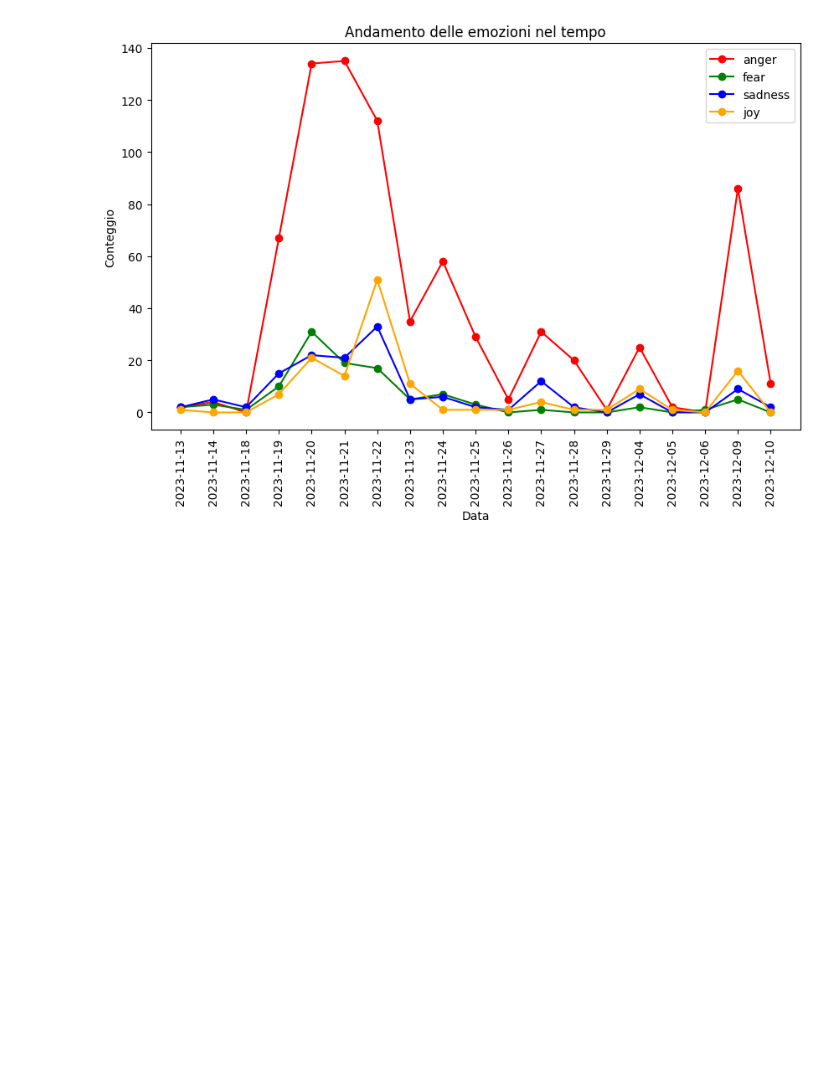
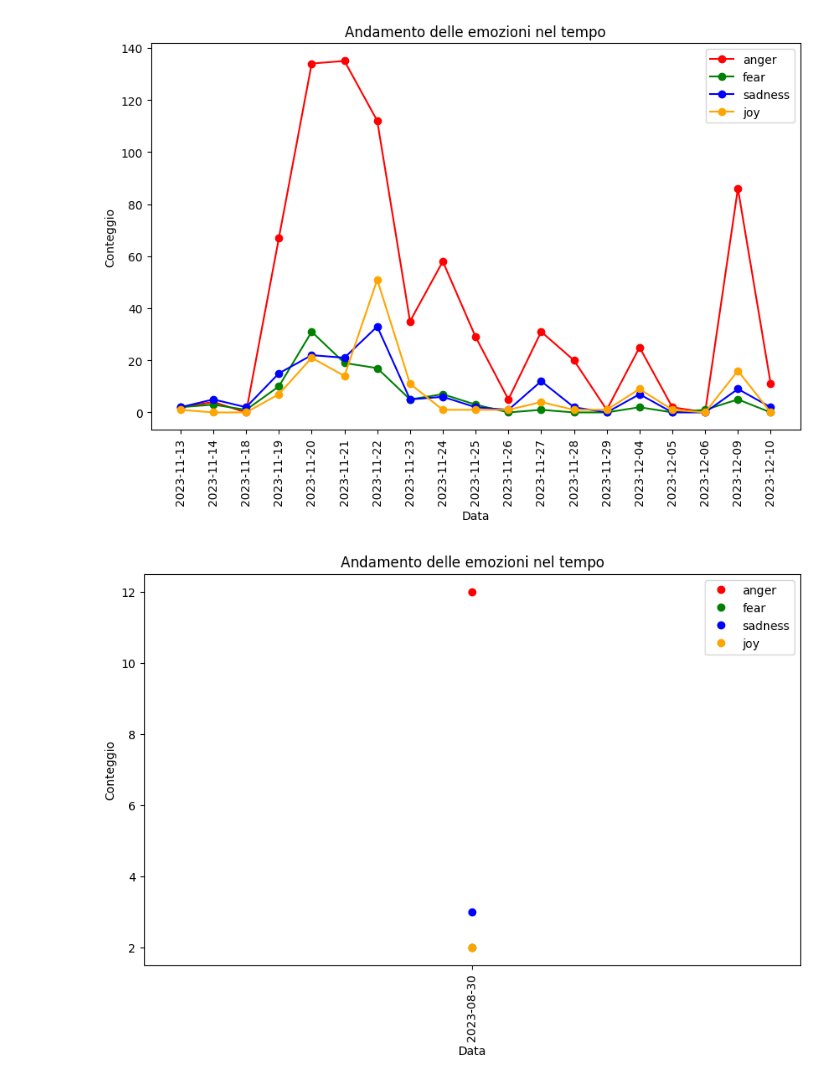
Before and after one commit to DarioDeMaio/Sentiment_Analysis_Reddit, a Jupyter notebook: results.ipynb, the cells around one changed output. Cells and saved outputs as stored; diff of their text form; code cells hidden in the pictures; blank space fills up the shorter version.

```diff
--- a/results.ipynb
+++ b/results.ipynb
@@ -130,18 +132,34 @@ plt.show()
 # %% [output]
 [figure]
 # %%
-# colors = ['red', 'green', 'blue', 'orange']
+colors = ['red', 'green', 'blue', 'orange']
 
-# plt.figure(figsize=(10, 6))
+plt.figure(figsize=(10, 6))
 
-# for i, emotion in enumerate(['anger', 'fear', 'sadness', 'joy']):
-#     plt.plot(unique_dates, counts[emotion], 'o-', label=emotion, color=colors[i])
+for i, emotion in enumerate(['anger', 'fear', 'sadness', 'joy']):
+    plt.plot(unique_dates, counts[emotion], 'o-', label=emotion, color=colors[i])
 
-# plt.xlabel('Data')
-# plt.ylabel('Conteggio')
-# plt.title('Andamento delle emozioni nel tempo')
-# plt.xticks(rotation=90)
-# plt.legend()
-# plt.show()
+plt.xlabel('Data')
+plt.ylabel('Conteggio')
+plt.title('Andamento delle emozioni nel tempo')
+plt.xticks(rotation=90)
+plt.legend()
+plt.show()
 # %% [output]
 [figure]
+# %%
+# colors = ['red', 'green', 'blue', 'orange']
+
+plt.figure(figsize=(10, 6))
+
+for i, emotion in enumerate(['anger', 'fear', 'sadness', 'joy']):
+        plt.plot(unique_dates2, counts2[emotion], 'o', label=emotion, color=colors[i])
+
+plt.xlabel('Data')
+plt.ylabel('Conteggio')
+plt.title('Andamento delle emozioni nel tempo')
+plt.xticks(rotation=90)
+plt.legend()
+plt.show()
+# %% [output]
+[figure, added]
```
Also changed, not shown: parts of 6 cells of this notebook.
